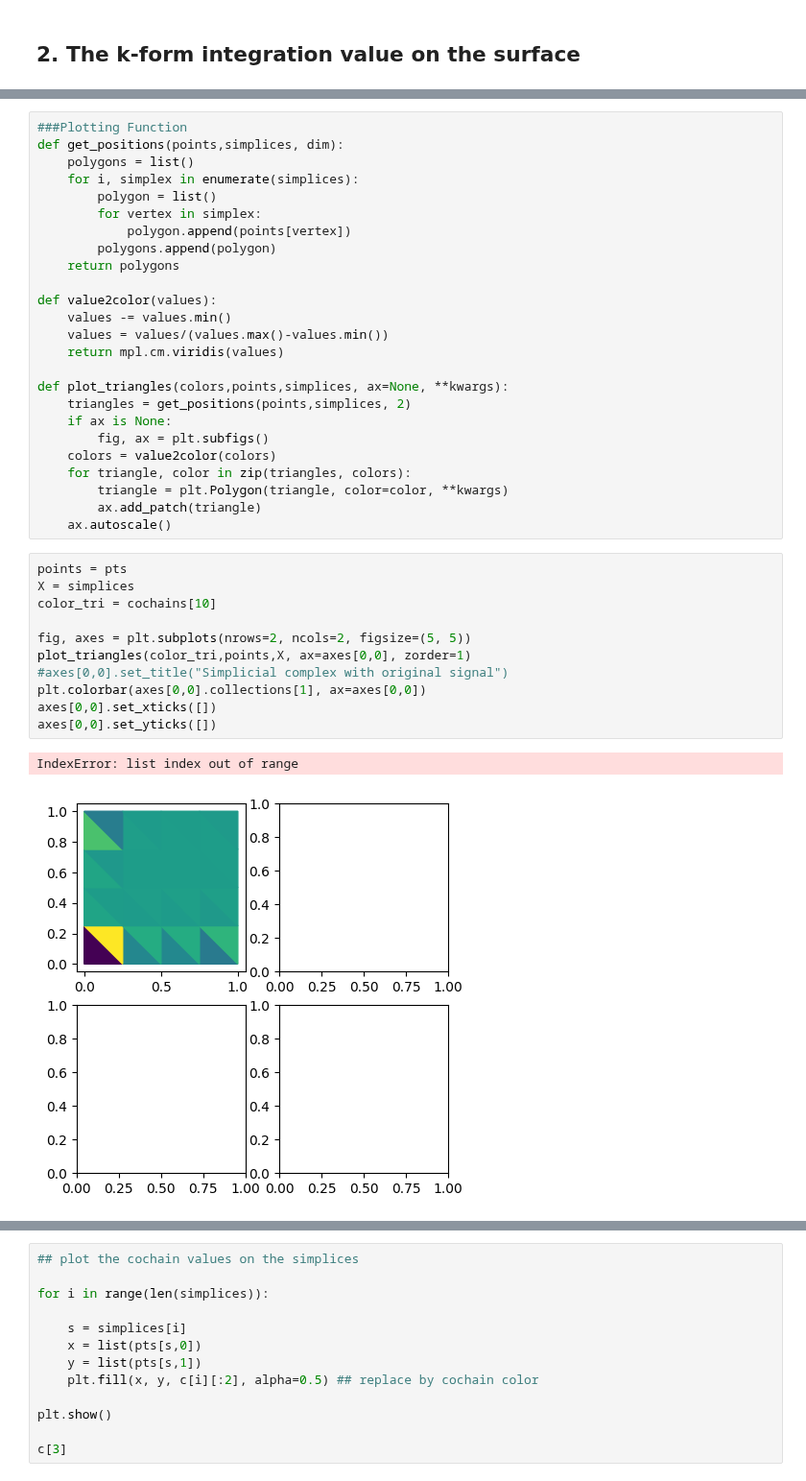
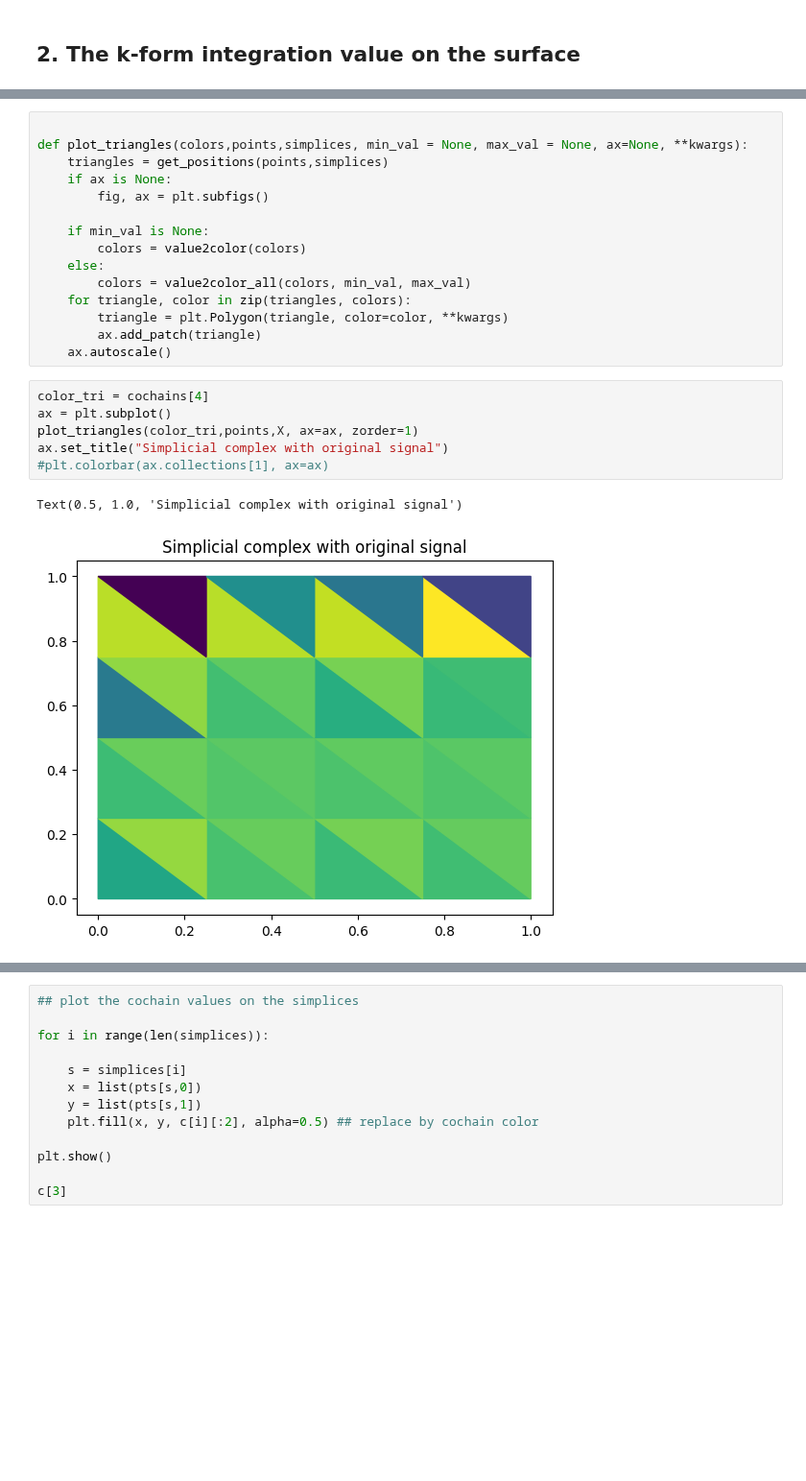
Before and after one commit to aidos-lab/neural-k-forms, a Jupyter notebook: Surface_classification_single_cochain.ipynb, the cells around one changed output, grey strips where cells are left out. Shown at 96% size. Cells and saved outputs as stored; diff of their text form; blank space fills up the shorter version.

Commit message:
plots for 2-forms

```diff
--- a/Surface_classification_single_cochain.ipynb
+++ b/Surface_classification_single_cochain.ipynb
@@ -412,39 +459,24 @@ array([-0.3256884 , -2.1782653 ,  0.25781775, -0.3546632 ,  2.5556345 ,
 # %%
-###Plotting Function
-def get_positions(points,simplices, dim):
-    polygons = list()
-    for i, simplex in enumerate(simplices):
-        polygon = list()
-        for vertex in simplex:
-            polygon.append(points[vertex])
-        polygons.append(polygon)
-    return polygons
 
-def value2color(values):
-    values -= values.min()
-    values = values/(values.max()-values.min())
-    return mpl.cm.viridis(values)
-
-def plot_triangles(colors,points,simplices, ax=None, **kwargs):
-    triangles = get_positions(points,simplices, 2)
+def plot_triangles(colors,points,simplices, min_val = None, max_val = None, ax=None, **kwargs):
+    triangles = get_positions(points,simplices)
     if ax is None:
         fig, ax = plt.subfigs()
-    colors = value2color(colors)
+
+    if min_val is None:
+        colors = value2color(colors)
+    else:
+        colors = value2color_all(colors, min_val, max_val)
     for triangle, color in zip(triangles, colors):
         triangle = plt.Polygon(triangle, color=color, **kwargs)
         ax.add_patch(triangle)
     ax.autoscale()
 # %%
-points = pts
-X = simplices
-color_tri = cochains[10]
-
-fig, axes = plt.subplots(nrows=2, ncols=2, figsize=(5, 5))
-plot_triangles(color_tri,points,X, ax=axes[0,0], zorder=1)
-#axes[0,0].set_title("Simplicial complex with original signal")
-plt.colorbar(axes[0,0].collections[1], ax=axes[0,0])
-axes[0,0].set_xticks([])
-axes[0,0].set_yticks([])
+color_tri = cochains[4]
+ax = plt.subplot()
+plot_triangles(color_tri,points,X, ax=ax, zorder=1)
+ax.set_title("Simplicial complex with original signal")
+#plt.colorbar(ax.collections[1], ax=ax)
 # %% [output]
-IndexError: list index out of range
+Text(0.5, 1.0, 'Simplicial complex with original signal')
-[figure, old version]
+[figure, new version]
```
Also changed, not shown: parts of 17 cells of this notebook.
